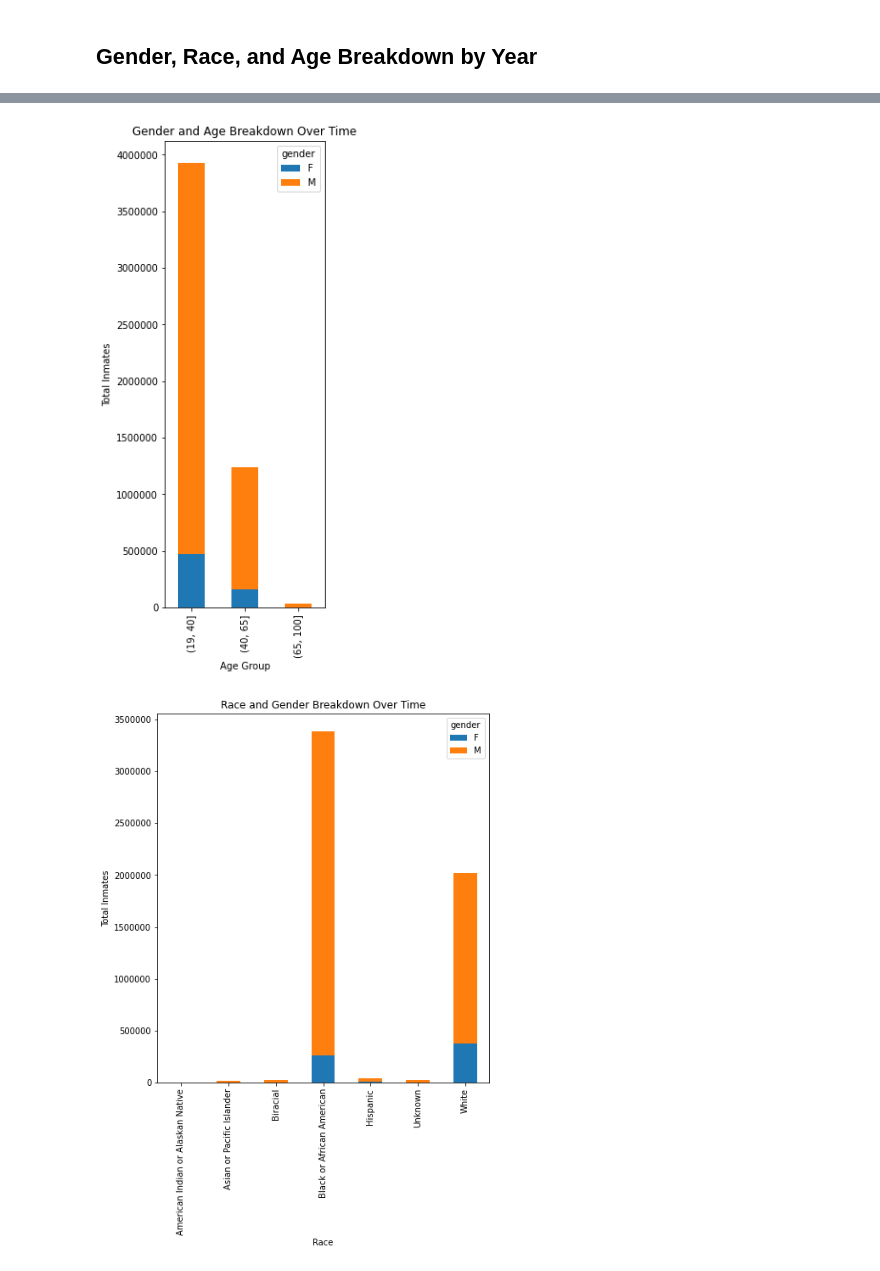
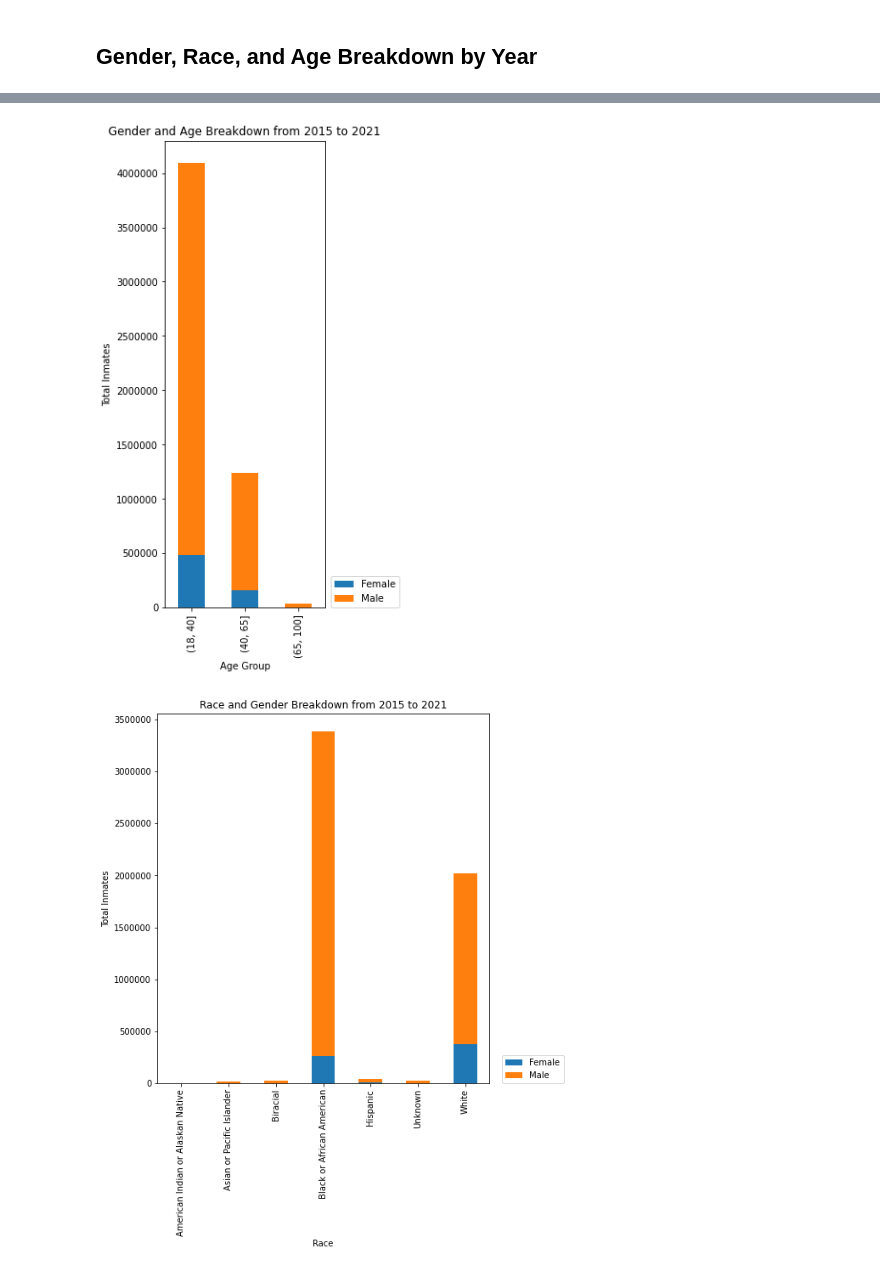
Before and after one commit to solomonheisey/Allegheny-County-Jail-Project, a Jupyter notebook: statistics.ipynb, the cells around one changed output, grey strips where cells are left out. Cells and saved outputs as stored; diff of their text form; code cells hidden in the pictures.

```diff
--- a/statistics.ipynb
+++ b/statistics.ipynb
@@ -36,6 +36,9 @@ df_all['race'] = df_all['race'].replace(['W'], 'White')
 df_all['race'] = df_all['race'].replace(['x'], 'Biracial')
 df_all['race'] = df_all['race'].replace(['O'], 'All others')
 
+df_all['gender'] = df_all['gender'].replace(['M'], 'Male')
+df_all['gender'] = df_all['gender'].replace(['F'], 'Female')
+
 
 df_all['census_month'] = df_all['census_date'].dt.month
 df_all['census_year'] = df_all['census_date'].dt.year
@@ -72,6 +75,7 @@ plt.show()
 df_gender_year = df_all.groupby(['census_year', 'gender'])['gender'].count().unstack()
 df_gender_year.plot.bar(stacked=True, ylabel='Total Inmates', xlabel='Year', title='Gender Breakdown by Year',
                      figsize= (7,7))
+plt.legend(loc=(1.04,0))
 plt.gcf().axes[0].yaxis.get_major_formatter().set_scientific(False)
 plt.show()
 
@@ -82,9 +86,10 @@ plt.legend(loc=(1.04,0))
 plt.gcf().axes[0].yaxis.get_major_formatter().set_scientific(False)
 plt.show()
 
-age_groups = pd.cut(df_all['age_at_booking'], bins=[19, 40, 65, 100])
+age_groups = pd.cut(df_all['age_at_booking'], bins=[18, 40, 65, 100])
 df_age_year = pd.crosstab(df_all['census_year'], age_groups)
 df_age_year.plot.bar(stacked=True, ylabel='Total Inmates', xlabel='Year', title='Age Breakdown by Year', figsize=(7,7))
+plt.legend(loc=(1.04,0))
 plt.gcf().axes[0].yaxis.get_major_formatter().set_scientific(False)
 plt.show()
 # %% [output]
@@ -96,20 +101,31 @@ plt.show()
 # %%
 df_age_gender = pd.crosstab(age_groups, df_all['gender'])
-df_age_gender.plot.bar(stacked=True, ylabel='Total Inmates', xlabel='Age Group', title='Gender and Age Breakdown Over Time',
+df_age_gender.plot.bar(stacked=True, ylabel='Total Inmates', xlabel='Age Group', title='Gender and Age Breakdown from 2015 to 2021',
                      figsize= (3,9))
+plt.legend(loc=(1.04,0))
 plt.gcf().axes[0].yaxis.get_major_formatter().set_scientific(False)
 plt.show()
 
 df_gender_race = df_all.groupby(['race', 'gender'])['race'].count().unstack()
-df_gender_race.plot.bar(stacked=True, ylabel='Total Inmates', xlabel='Race', title='Race and Gender Breakdown Over Time',
+df_gender_race.plot.bar(stacked=True, ylabel='Total Inmates', xlabel='Race', title='Race and Gender Breakdown from 2015 to 2021',
                      figsize= (7,8))
+plt.legend(loc=(1.04,0))
 plt.gcf().axes[0].yaxis.get_major_formatter().set_scientific(False)
 plt.show()
 
 df_age_race = pd.crosstab(df_all['race'], age_groups)
-df_age_race.plot.bar(stacked=True, ylabel='Total Inmates', xlabel='Race', title='Age and Race Breakdown Over Time', figsize=(7,7))
+df_age_race.plot.bar(stacked=True, ylabel='Total Inmates', xlabel='Race', title='Age and Race Breakdown from 2015 to 2021',
+                     figsize=(7,7))
 plt.gcf().axes[0].yaxis.get_major_formatter().set_scientific(False)
+plt.legend(loc=(1.04,0))
 plt.show()
+
+temp = pd.crosstab(index=[df_all['gender'], df_all['race']], columns=age_groups)
+temp.plot.bar(stacked=True, ylabel='Total Inmates', xlabel='Gender, Race', title='Age, Race, and Gender Breakdown from 2015 to 2021',
+                     figsize=(14,6))
+plt.gcf().axes[0].yaxis.get_major_formatter().set_scientific(False)
+plt.legend(loc=(1.04,0))
+plt.show()
 # %% [output]
-[figure, old version]
+[figure, new version]
-[figure, old version]
+[figure, new version]
```
Also changed, not shown: parts of 4 cells of this notebook.
